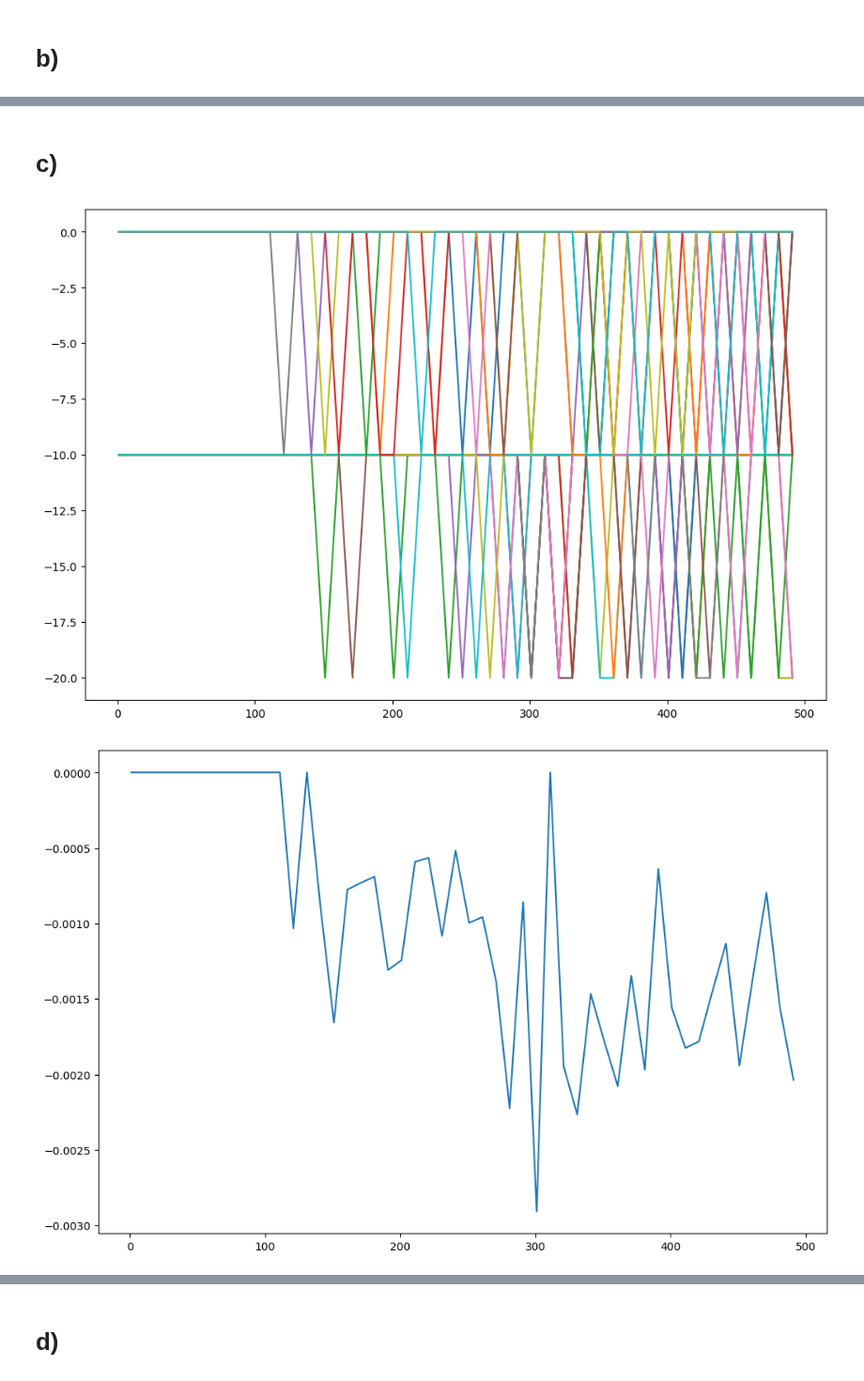
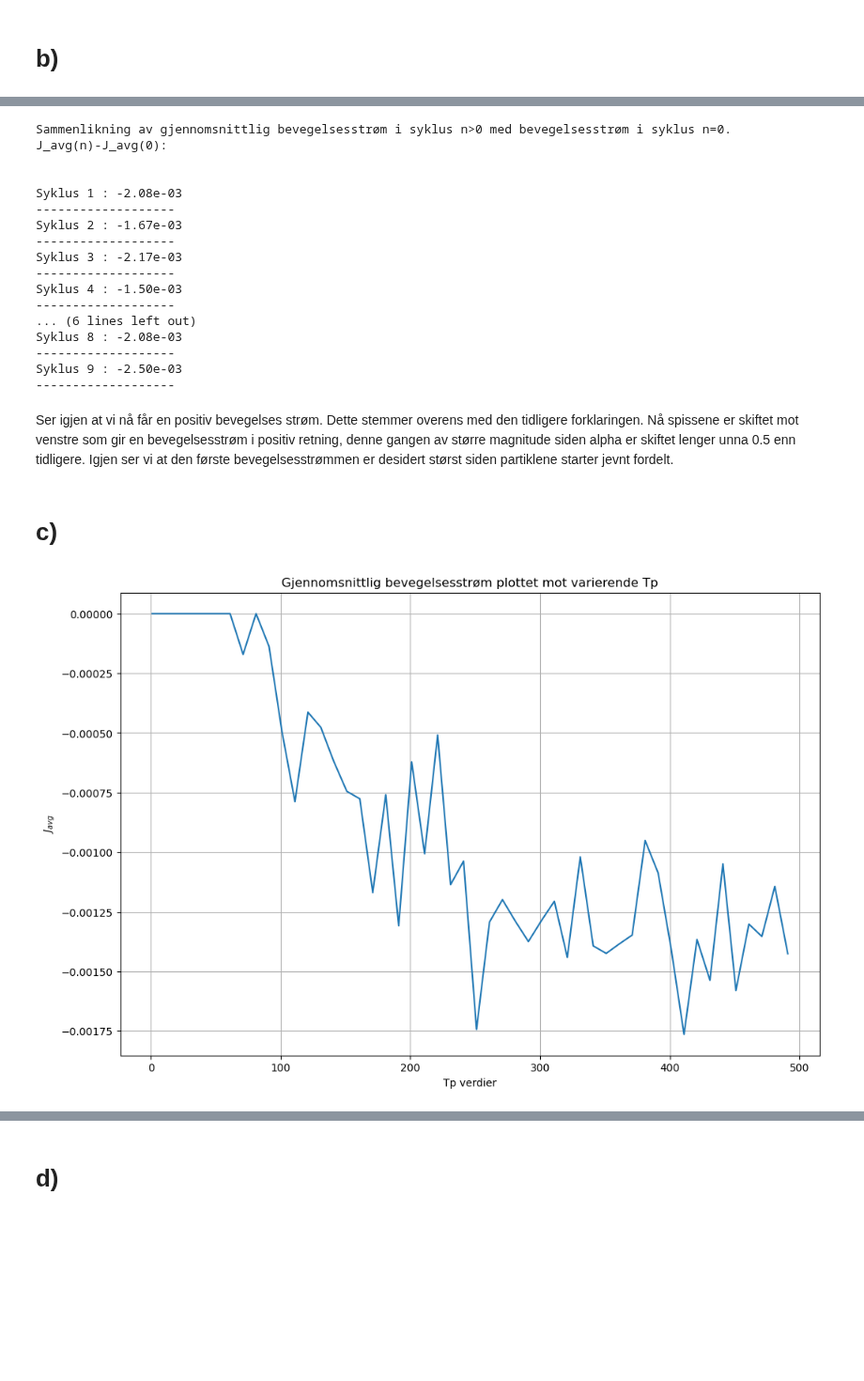
Before and after one commit to marieke-vaske/VitBer-BioFys, a Jupyter notebook: Prosjekt - oppgave 3.ipynb, the cells around one changed output, grey strips where cells are left out. Shown at 94% size. Drawn from its saved outputs; the diff is of its cells as text; code cells hidden in the pictures; blank space fills up the shorter version.

```diff
--- a/Prosjekt - oppgave 3.ipynb
+++ b/Prosjekt - oppgave 3.ipynb
@@ -192,0 +188,5 @@ for i in range(len(J_avg3)):
+# %%
+print("\nSammenlikning av gjennomsnittlig bevegelsesstrøm i syklus n>0 med bevegelsesstrøm i syklus n=0:")
+print("\n")
+for i in range(1, len(J_avg2)):
+    print(f"Syklus {i} : {(J_avg2[i]-J_avg2[0]):.2e}\n-------------------")
@@ -192,0 +215,5 @@ for i in range(len(J_avg3)):
+# %%
+print("\nGjennomsnittlig bevegelsesstrøm per syklus med alpha = 0.1\n")
+
+for i in range(0, len(J_avg3)):
+    print(f"Syklus {i} : {J_avg3[i]:.2e}\n-------------------")
@@ -193,32 +238,59 @@ for i in range(len(J_avg3)):
+# %%
+print("\nSammenlikning av gjennomsnittlig bevegelsesstrøm i syklus n>0 med bevegelsesstrøm i syklus n=0.\nJ_avg(n)-J_avg(0):")
+print("\n")
+for i in range(1, len(J_avg3)):
+    print(f"Syklus {i} : {(J_avg3[i]-J_avg3[0]):.2e}\n-------------------")
+# %% [output]
+Sammenlikning av gjennomsnittlig bevegelsesstrøm i syklus n>0 med bevegelsesstrøm i syklus n=0.
+J_avg(n)-J_avg(0):
+
+
+Syklus 1 : -2.08e-03
+-------------------
+Syklus 2 : -1.67e-03
+-------------------
+Syklus 3 : -2.17e-03
+-------------------
+Syklus 4 : -1.50e-03
+-------------------
+... (6 lines left out)
+Syklus 8 : -2.08e-03
+-------------------
+Syklus 9 : -2.50e-03
+-------------------
+# %% [markdown]
+Ser igjen at vi nå får en positiv bevegelses strøm. Dette stemmer overens med den tidligere forklaringen. Nå spissene er skiftet mot venstre som gir en bevegelsesstrøm i positiv retning, denne gangen av større magnitude siden alpha er skiftet lenger unna 0.5 enn tidligere. Igjen ser vi at den første bevegelsesstrømmen er desidert størst siden partiklene starter jevnt fordelt.
 # %% [markdown]
 # c)
 # %%
-alpha = 0.8                    # Endrer alpha for å se om det påvirker bevegelsesstrømmen
+alpha = 0.8                     # Alpha som bestemmer plassering av topper i potensialet
 N_x = 10                        # Enderer lengden på potensialperioden for at antall partikler ikke skal bli for stort
-number_of_particles = 4*N_x     # Med 12*N_x partikler vil det være 6 partikler for hvert heltall mellom -N_x og N_x
+number_of_particles = 40*N_x    # Med 40*N_x partikler vil det være 6 partikler for hvert heltall mellom -N_x og N_x
 timeCycle = 1                   # 10 tidssykluser med 2 potensialperioder i hver
 h = 10/100                      # Endrer steglengden for at det skal være likt som om N_x var 100
 
 integers = np.arange(-N_x, N_x, N_x)
-x_start = np.array([i for i in integers for _ in range(int(number_of_particles/2))])
+x_start = np.array([i for i in integers for _ in range(int(number_of_particles/2))]) # Plasserer partikler i potensialbrønner
 
 T_p = 1
 T_p_array = []
 
-X4_sum = []
-J_avg_sum = []
+X4_all_Tp = []
+J_avg_all_Tp1 = []
+
+# Løkke som simulerer for 50 verdier av Tp
 for r in range(50):
-    T_p_array.append(T_p)
-    x4, X4, X_cycle4, J4, J_avg4 = sim2(T_p, N_x, x_start, alpha)
-    X4_sum.append(X_cycle4[0])
-    J_avg_sum.append(J_avg4[0])
-    T_p += 10
+    T_p_array.append(T_p) # Lagrer Tp verdien
+    x4, X4, X_cycle4, J4, J_avg4 = sim2(T_p, N_x, x_start, alpha) # Kjører simulering med Tp
+    X4_all_Tp.append(X_cycle4[0]) # Lagrer absolutt X posisjon
+    J_avg_all_Tp1.append(J_avg4[0]) # Lagrer gjennomsnittlig bevegelsesstrøm
+    T_p += 10 # Øker Tp før neste iterasjon
-# %%
-plt.plot(T_p_array, X4_sum)
-plt.show()
-
-plt.plot(T_p_array, J_avg_sum)
-plt.show()
-# %% [output]
-[figure, removed]
-[figure, removed]
+# %%
+plt.plot(T_p_array, J_avg_all_Tp1)
+plt.title('Gjennomsnittlig bevegelsesstrøm plottet mot varierende Tp')
+plt.ylabel("$J_{avg}$")
+plt.xlabel('Tp verdier')
+plt.grid()
+plt.show()
+# %% [output]
+[figure, added]
```
Also changed, not shown: parts of 18 cells of this notebook.
